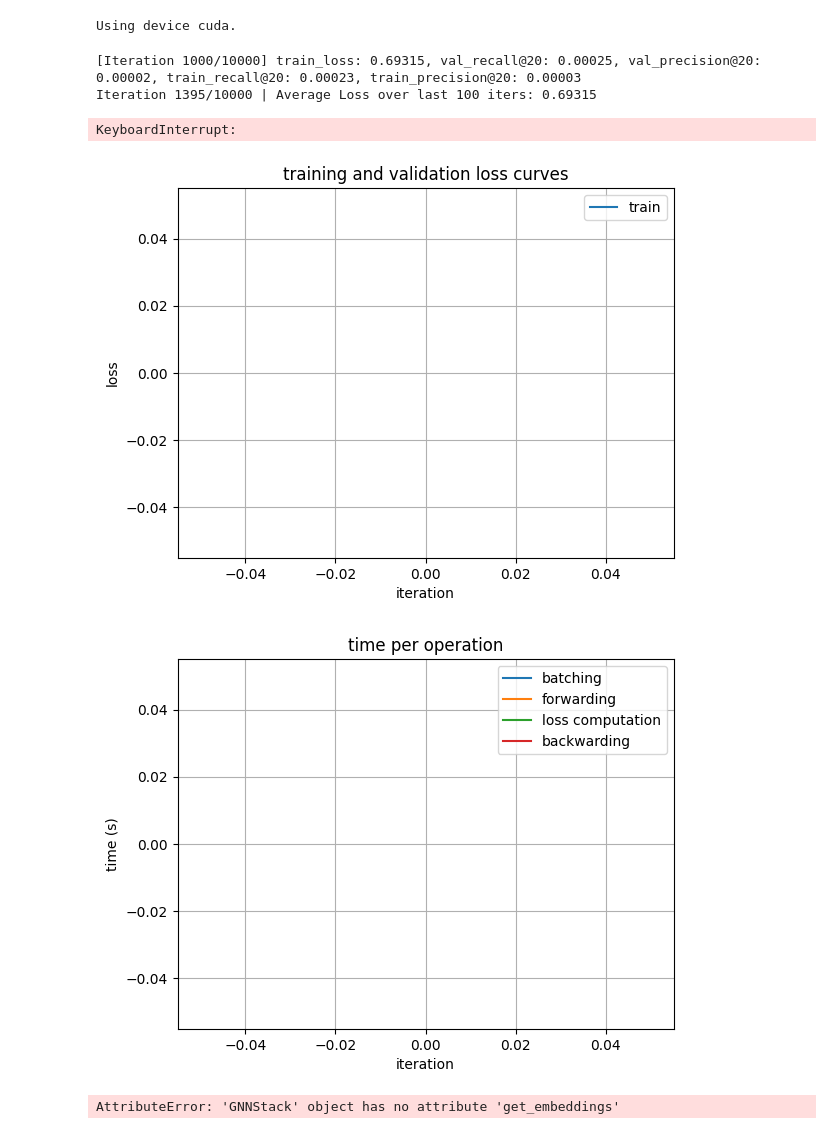
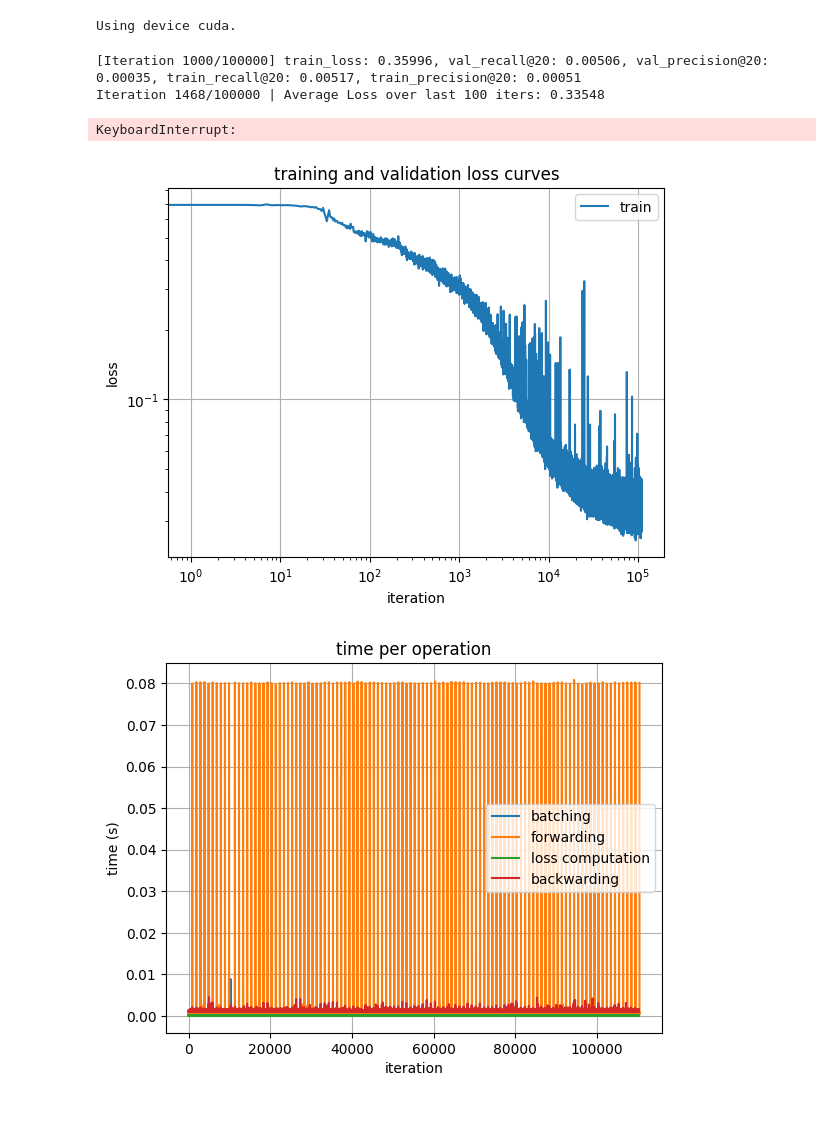
Before and after one commit to Jaluus/PaperTrail, a Jupyter notebook: training_custom_model.ipynb, the cells around one changed output. Saved outputs shown, nothing was run; the diff lists cells and outputs as text; code cells hidden in the pictures.

Commit message:
Fix execution count in Jupyter notebook and add commented test metrics

```diff
--- a/training_custom_model.ipynb
+++ b/training_custom_model.ipynb
@@ -31,9 +32,10 @@ Number of authors: 90941
 Number of papers: 63854
 Number of edges: 320187
 # %%
-# shift the edge index for papers
+# # shift the edge index for papers
 edge_index[1, :] += len(author_ids)
 paper_ids += len(author_ids)
+unique_paper_ids = torch.unique(paper_ids)
 
 node_ids = torch.cat([author_ids, paper_ids], dim=0)
 embeddings = torch.cat([author_embeddings, paper_embeddings], dim=0)
@@ -66,3 +68,5 @@ train_supervision_edge_index = edge_index[:, train_supervision_indices]
 train_edge_index = edge_index[:, train_indices]
 val_edge_index = edge_index[:, val_indices]
 test_edge_index = edge_index[:, test_indices]
+
+train_message_passing_edge_index = to_undirected(train_message_passing_edge_index)
@@ -141,12 +111,8 @@ embeddings = embeddings.to(device)
 # %% [output]
 Using device cuda.
 # %%
-# training loop
-train_losses = []
-batching_times = []
-forward_times = []
-loss_times = []
-backward_times = []
+# define contants
+ITERATIONS = 100000
 
 for iter in range(ITERATIONS):
     print(f"Iteration {iter + 1}/{ITERATIONS} | Average Loss over last 100 iters: {sum(train_losses[-100:])/len(train_losses[-100:]) if len(train_losses) > 0 else 0:.5f}", end="\r")
@@ -155,8 +121,9 @@ for iter in range(ITERATIONS):
     start_time = time.time()
     pos_edge_index, neg_edge_index = sample_minibatch(
         train_supervision_edge_index,
+        unique_paper_ids,
         BATCH_SIZE,
-        neg_sample_ratio=3,
+        neg_sample_ratio=10,
     )
     pos_edge_index = pos_edge_index.to(device)
     neg_edge_index = neg_edge_index.to(device)
@@ -168,6 +135,14 @@ for iter in range(ITERATIONS):
         x=embeddings,
         edge_index=train_message_passing_edge_index,
     )
+
+    author_embeddings, paper_embeddings = torch.split(
+        embeddings,
+        [num_authors, num_papers],
+        dim=0,
+    )
+
+
     forward_times.append(time.time() - start_time)
 
     pos_scores = torch.sum(
@@ -220,6 +195,7 @@ for iter in range(ITERATIONS):
         shifted_val_edge_index = val_edge_index.clone()
         shifted_val_edge_index[1, :] -= num_authors
 
+
         shifted_train_edge_index = train_edge_index.clone()
         shifted_train_edge_index[1, :] -= num_authors
 
@@ -253,52 +229,39 @@ for iter in range(ITERATIONS):
             f"[Iteration {iter + 1}/{ITERATIONS}] train_loss: {train_loss.item():.05f}, val_recall@{K}: {val_recall:.05f}, val_precision@{K}: {val_precision:.05f}, train_recall@{K}: {train_recall:.05f}, train_precision@{K}: {train_precision:.05f}"
         )
         model.train()
+
+# Best layer = 8: [Iteration 10000/10000] train_loss: 0.08947, val_recall@20: 0.02844, val_precision@20: 0.00221, train_recall@20: 0.03590, train_precision@20: 0.00380
 # %% [output]
-[Iteration 1000/10000] train_loss: 0.69315, val_recall@20: 0.00025, val_precision@20: 0.00002, train_recall@20: 0.00023, train_precision@20: 0.00003
-Iteration 1395/10000 | Average Loss over last 100 iters: 0.69315
+[Iteration 1000/100000] train_loss: 0.35996, val_recall@20: 0.00506, val_precision@20: 0.00035, train_recall@20: 0.00517, train_precision@20: 0.00051
+Iteration 1468/100000 | Average Loss over last 100 iters: 0.33548
 KeyboardInterrupt:
 # %%
-iters = [iter * ITERS_PER_EVAL for iter in range(len(train_losses))]
-plt.plot(iters, train_losses, label="train")
+# save the train_loss curve
+import json
+with open("train_losses.json", "w") as f:
+    json.dump(train_losses, f)
+
+plt.plot(train_losses, label="train")
 plt.xlabel("iteration")
 plt.ylabel("loss")
 plt.title("training and validation loss curves")
 plt.legend()
 plt.grid()
+plt.yscale("log")
+plt.xscale("log")
+plt.savefig("training_loss_curve.png")
 plt.show()
 
 plt.plot(batching_times[100:], label="batching")
 plt.plot(forward_times[100:], label="forwarding")
 plt.plot(loss_times[100:], label="loss computation")
 plt.plot(backward_times[100:], label="backwarding")
 plt.xlabel("iteration")
 plt.ylabel("time (s)")
 plt.title("time per operation")
 plt.legend()
 plt.grid()
 plt.show()
 # %% [output]
-[figure, old version]
+[figure, new version]
-[figure, old version]
+[figure, new version]
-# %%
-model.eval()
-test_edge_index = test_edge_index.to(device)
-
-with torch.no_grad():
-    with torch.no_grad():
-        user_embedding, item_embedding = model.get_embeddings(train_message_passing_edge_index)
-
-    test_recall, test_precision = calculate_metrics(
-        user_embedding,
-        item_embedding,
-        test_edge_index,
-        [train_edge_index, val_edge_index],
-        K,
-        batch_size=1024,
-    )
-
-print(
-    f"[test_recall@{K}: {round(test_recall, 5)}, test_precision@{K}: {round(test_precision, 5)}"
-)
-# %% [output]
-AttributeError: 'GNNStack' object has no attribute 'get_embeddings'
```
Also changed, not shown: parts of 4 cells of this notebook, 3 other files.
